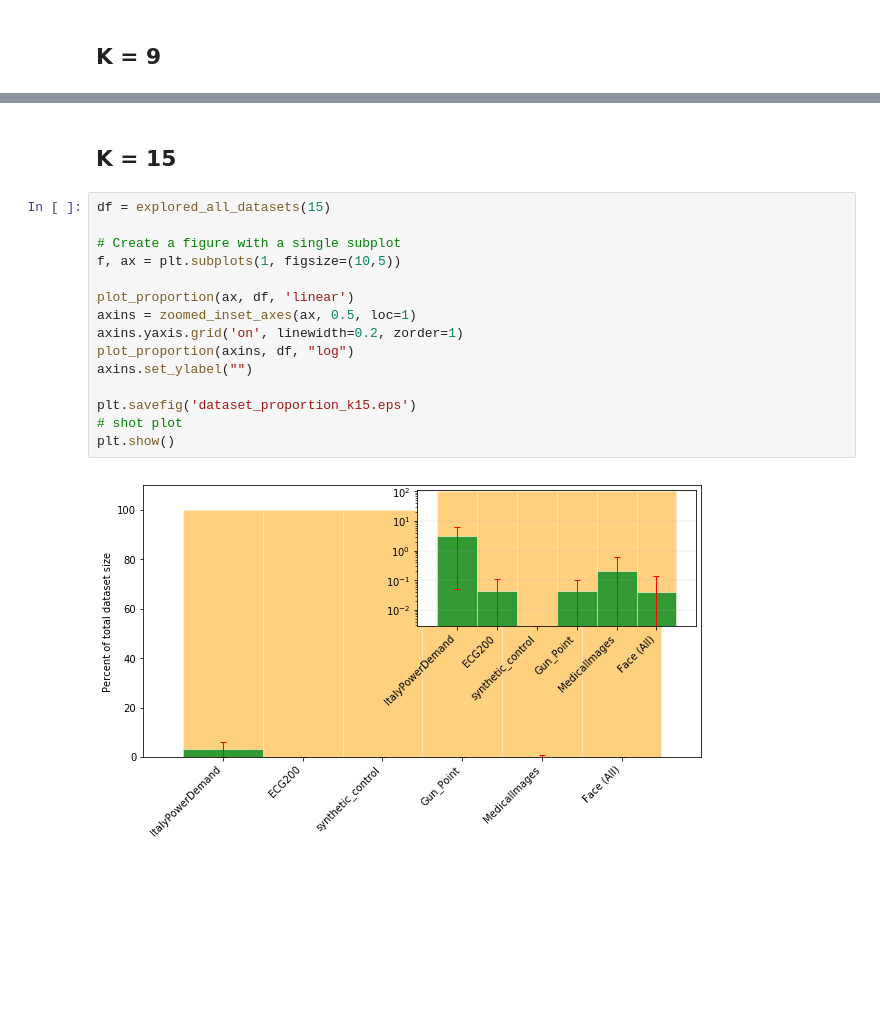
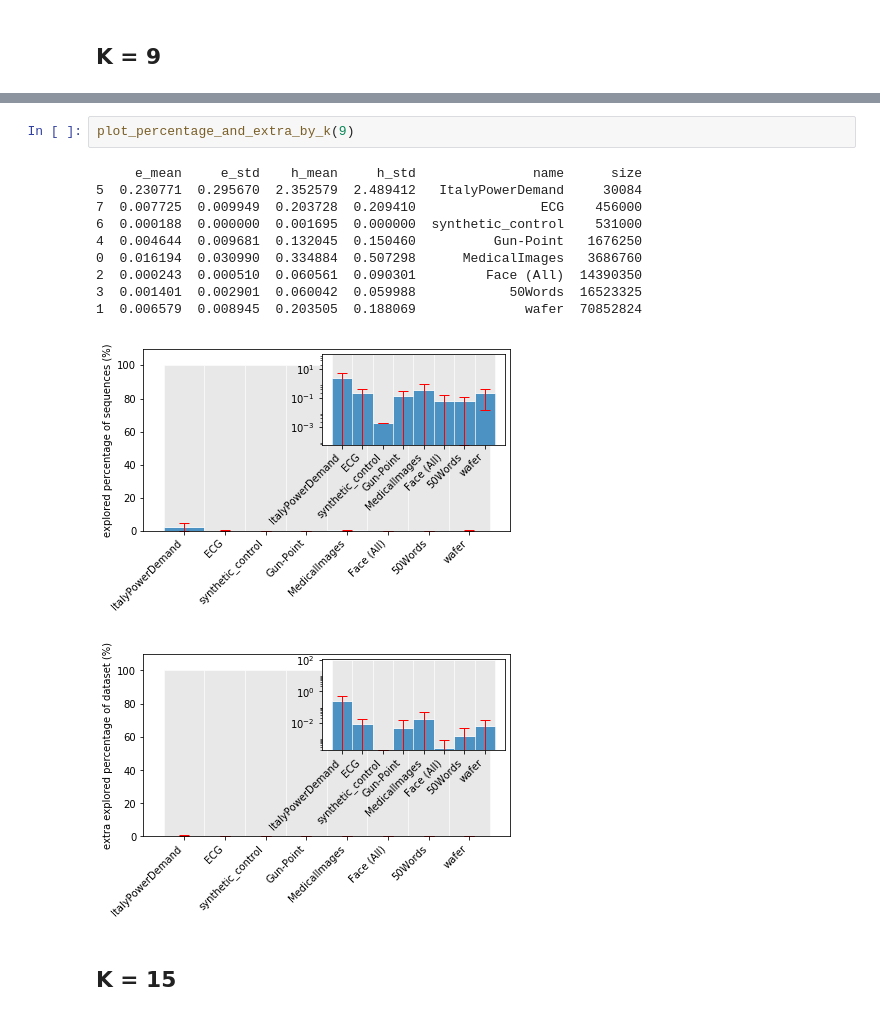
Before and after one commit to ctring/genex, a Jupyter notebook: scripts/postprocessing/results_processing_all_datasets.ipynb, the cells around one changed output, grey strips where cells are left out. Drawn from its saved outputs; the diff is of its cells as text; blank space fills up the shorter version.

```diff
--- a/scripts/postprocessing/results_processing_all_datasets.ipynb
+++ b/scripts/postprocessing/results_processing_all_datasets.ipynb
@@ -225,19 +253,16 @@ plt.show()
+# %%
+plot_percentage_and_extra_by_k(9)
+# %% [output]
+     e_mean     e_std    h_mean     h_std               name      size
+5  0.230771  0.295670  2.352579  2.489412   ItalyPowerDemand     30084
+7  0.007725  0.009949  0.203728  0.209410                ECG    456000
+6  0.000188  0.000000  0.001695  0.000000  synthetic_control    531000
+4  0.004644  0.009681  0.132045  0.150460          Gun-Point   1676250
+0  0.016194  0.030990  0.334884  0.507298      MedicalImages   3686760
+2  0.000243  0.000510  0.060561  0.090301         Face (All)  14390350
+3  0.001401  0.002901  0.060042  0.059988            50Words  16523325
+1  0.006579  0.008945  0.203505  0.188069              wafer  70852824
+[figure, added]
+[figure, added]
 # %% [markdown]
 ## K = 15
-# %%
-df = explored_all_datasets(15)
-
-# Create a figure with a single subplot
-f, ax = plt.subplots(1, figsize=(10,5))
-
-plot_proportion(ax, df, 'linear')
-axins = zoomed_inset_axes(ax, 0.5, loc=1)
-axins.yaxis.grid('on', linewidth=0.2, zorder=1)
-plot_proportion(axins, df, "log")
-axins.set_ylabel("")
-
-plt.savefig('dataset_proportion_k15.eps')
-# shot plot
-plt.show()
-# %% [output]
-[figure, removed]
```
Also changed, not shown: parts of 9 cells of this notebook, 15 other files.
